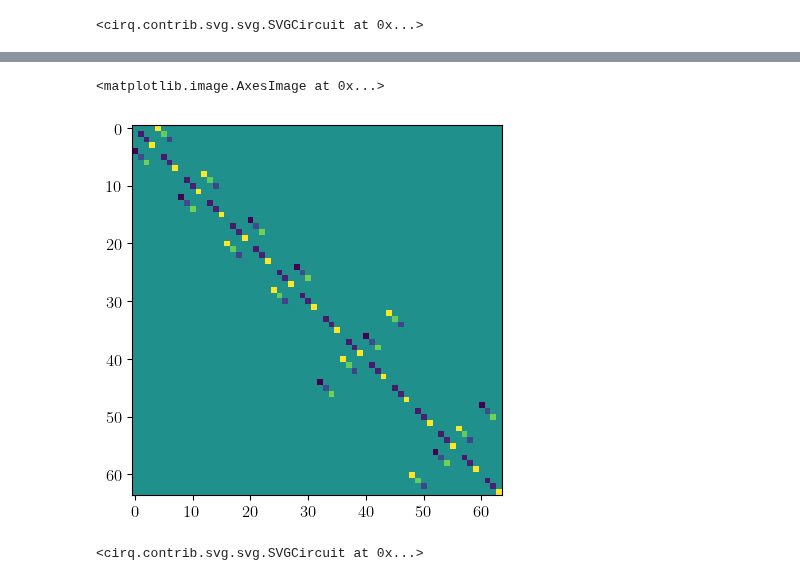
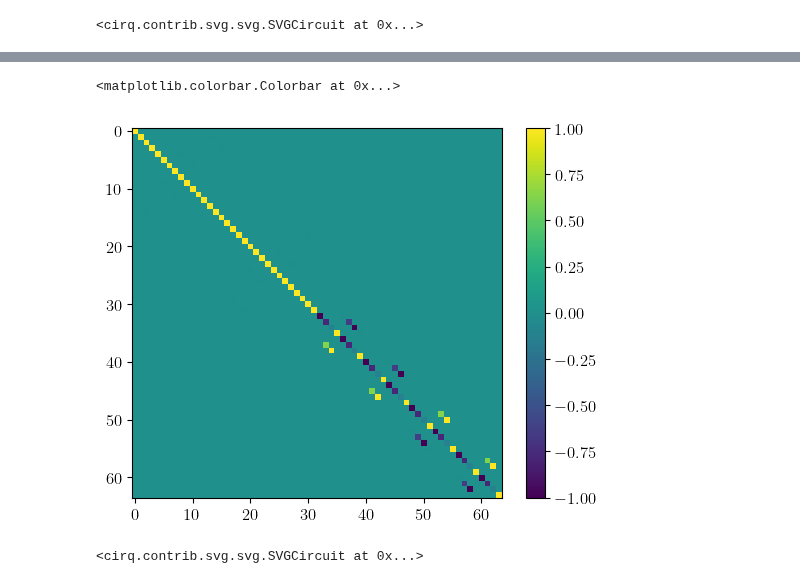
Before and after one commit to Tufts-QIQC/LOBE, a Jupyter notebook: notebooks/bosonic_lwo.ipynb, the cells around one changed output, grey strips where cells are left out. Saved outputs shown, nothing was run; the diff lists cells and outputs as text; code cells hidden in the pictures.

Commit message:
Code to block encode a + a^\dagger and a^\dagger a that is self-inverse

```diff
--- a/notebooks/bosonic_lwo.ipynb
+++ b/notebooks/bosonic_lwo.ipynb
@@ -74,7 +80,7 @@ for index, gate in enumerate(U):
 2 1.0471975511965976
 3 0.7853981633974483
 # %%
-def adapted_bosonic_number_operator_block_encoding(
+def self_inverse_bosonic_number_operator_block_encoding(
         system,
         block_encoding_ancillae,
         active_mode,
@@ -135,7 +141,7 @@ def adapted_bosonic_number_operator_block_encoding(
     )
     gates.append(right_elbow)
 
-
+    gates.append(cirq.X.on(hermiticity_index_qubit))
     gates.append(cirq.H.on(hermiticity_index_qubit))
 
 
@@ -149,7 +155,7 @@ system_register = System(Omega,
                     0,
                     1)
 
-SELECT = adapted_bosonic_number_operator_block_encoding(
+SELECT = self_inverse_bosonic_number_operator_block_encoding(
     system = system_register,
     block_encoding_ancillae=be_anc_register,
     active_mode = 0,
@@ -164,10 +180,14 @@ SVGCircuit(cirq.Circuit(SELECT))
 # %%
 plt.imshow(cirq.Circuit(
-    SELECT * Omega,
+    cirq.X.on(index_register[0]),
+    SELECT,
+    SELECT,
+    cirq.X.on(index_register[0])
 ).unitary().real)
+plt.colorbar()
 # %% [output]
-<matplotlib.image.AxesImage at 0x...>
+<matplotlib.colorbar.Colorbar at 0x...>
-[figure, old version]
+[figure, new version]
 # %%
 coefficient_vector = [term.coeff if len(term) == 1 else term.coeffs[0] for term in hamiltonian_operator.group()]
 target_state = get_target_state(coefficients=coefficient_vector)
```
Also changed, not shown: parts of 2 cells of this notebook, 1 other file.
